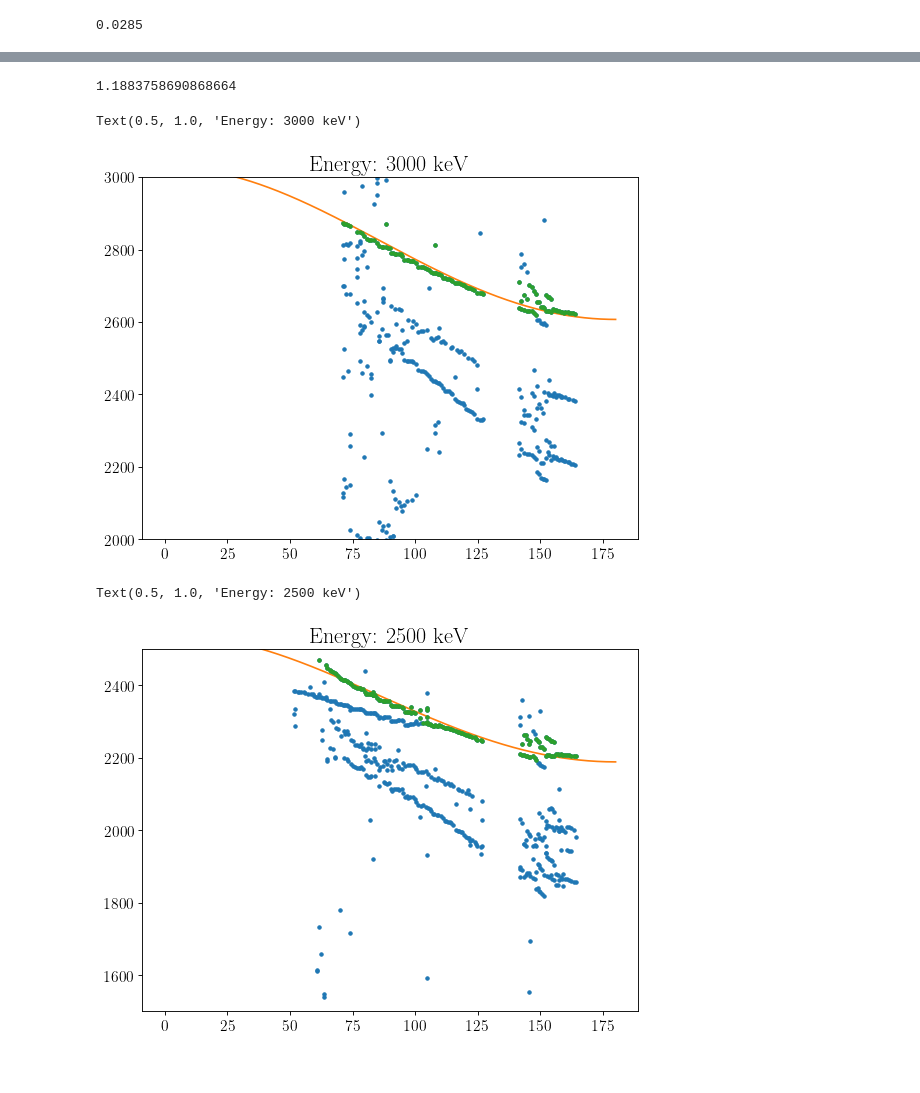
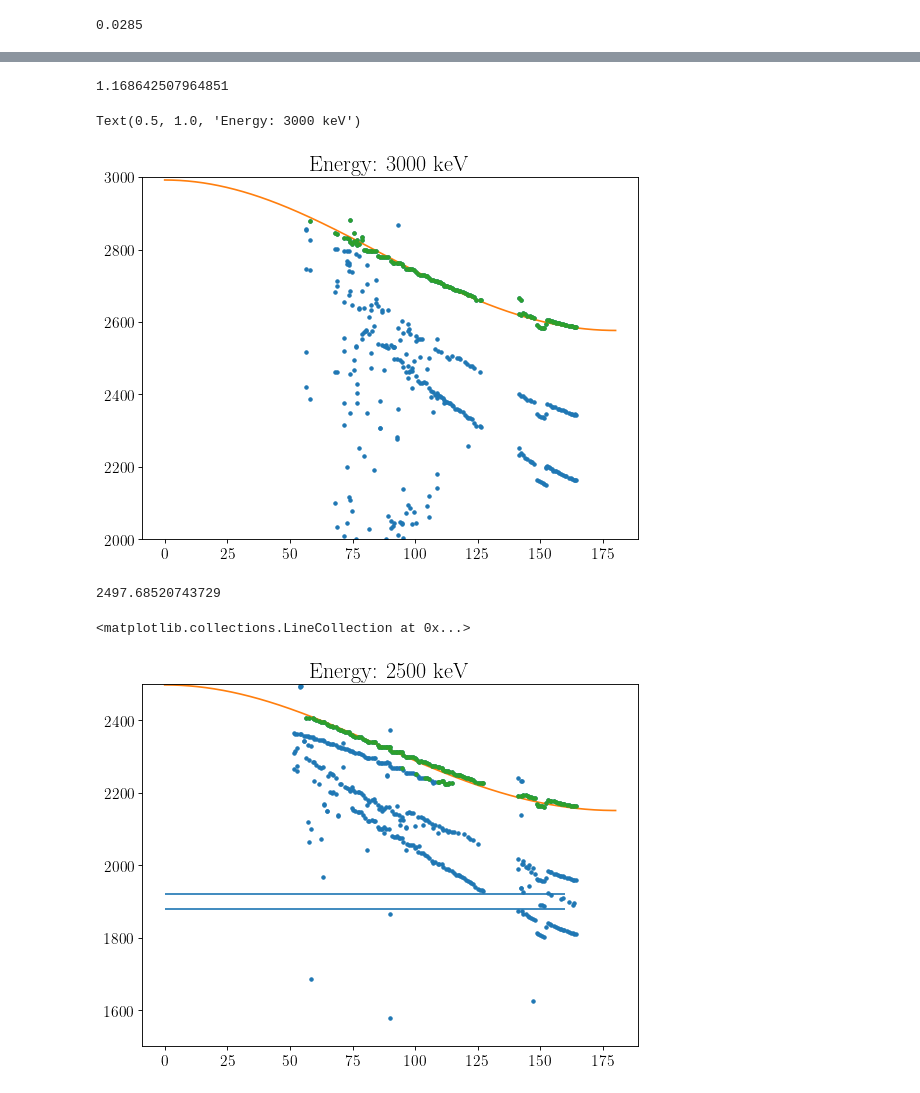
Before and after one commit to JeppeSchultzNielsen/Aluscattering2, a Jupyter notebook: Peak analyse.ipynb, the cells around one changed output, grey strips where cells are left out. Saved outputs shown, nothing was run; the diff lists cells and outputs as text; code cells hidden in the pictures.

```diff
--- a/Peak analyse.ipynb
+++ b/Peak analyse.ipynb
@@ -105,7 +105,7 @@ for i in range(len(peaktxts)):
         theta = data[0][k]
         energyScatter = data[1][k]
         energyError = data[2][k]
-        if(np.abs(energyScatter - Tb(theta/360*2*np.pi,energyGV)-50) <= distance):
+        if(np.abs(energyScatter - Tb(theta/360*2*np.pi,energyGV)) <= distance):
             fittingGV.append(energyScatter)
             fittingTheta.append(theta)
             fittingError.append(energyError)
@@ -153,7 +153,7 @@ ax.legend()
 # %%
 popt[0]
 # %% [output]
-1.1883758690868664
+1.168642507964851
 # %%
 i = 0
 plt.figure(figsize=(8, 6), dpi=80)
@@ -165,19 +165,23 @@ plt.ylim(energies[i]-1000,energies[i])
 plt.title('Energy: ' + str(energies[i]) + ' keV')
 # %% [output]
 Text(0.5, 1.0, 'Energy: 3000 keV')
-[figure, old version]
+[figure, new version]
 # %%
 i = 1
 plt.figure(figsize=(8, 6), dpi=80)
 plt.plot(thetas[i],peakpos[i], '.', alpha=1)
 #plt.plot(vinkler,2000*np.array(factors))
 plt.plot(vinkler,Tb(vinkler/360*2*np.pi,mE[i]))
 plt.plot(anglesToFit[i],pointsToFit[i], '.')
 plt.ylim(energies[i]-1000,energies[i])
 plt.title('Energy: ' + str(energies[i]) + ' keV')
+print(mE[i])
+plt.hlines(1920,0,160)
+plt.hlines(1880,0,160)
 # %% [output]
-Text(0.5, 1.0, 'Energy: 2500 keV')
+2497.68520743729
+<matplotlib.collections.LineCollection at 0x...>
-[figure, old version]
+[figure, new version]
 # %%
 i = 2
 plt.figure(figsize=(8, 6), dpi=80)
```
Also changed, not shown: parts of 3 cells of this notebook, 48 other files.
